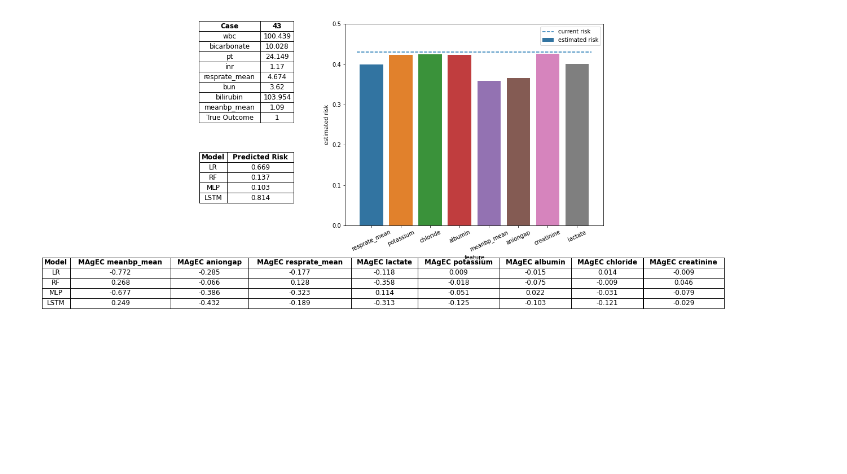
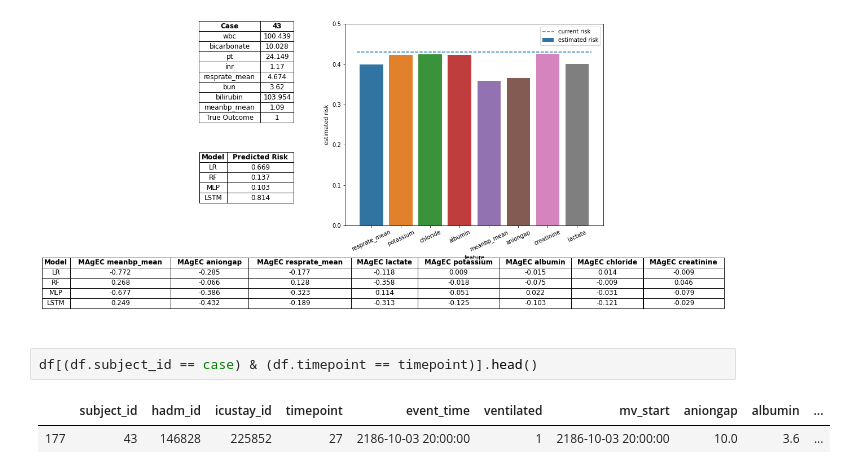
Before and after one commit to gstef80/MAgEC, a Jupyter notebook: MIMIC_MAGEC_PRESENTATION.ipynb, the cells around one changed output. Saved outputs shown, nothing was run; the diff lists cells and outputs as text; blank space fills up the shorter version.

```diff
--- a/MIMIC_MAGEC_PRESENTATION.ipynb
+++ b/MIMIC_MAGEC_PRESENTATION.ipynb
@@ -135,3 +135,8 @@ mg.panel_plot(xst_train.columns, features, stsc, joined, case, timepoint,
               models=('lr','rf','mlp','lstm'), label='label', limit=8, rotate=25)
 # %% [output]
 [figure]
+# %%
+df[(df.subject_id == case) & (df.timepoint == timepoint)].head()
+# %% [output]
+|  | subject_id | hadm_id | icustay_id | timepoint | event_time | ventilated | mv_start | aniongap | albumin | ... |
+| 177 | 43 | 146828 | 225852 | 27 | 2186-10-03 20:00:00 | 1 | 2186-10-03 20:00:00 | 10.0 | 3.6 | ... |
```
